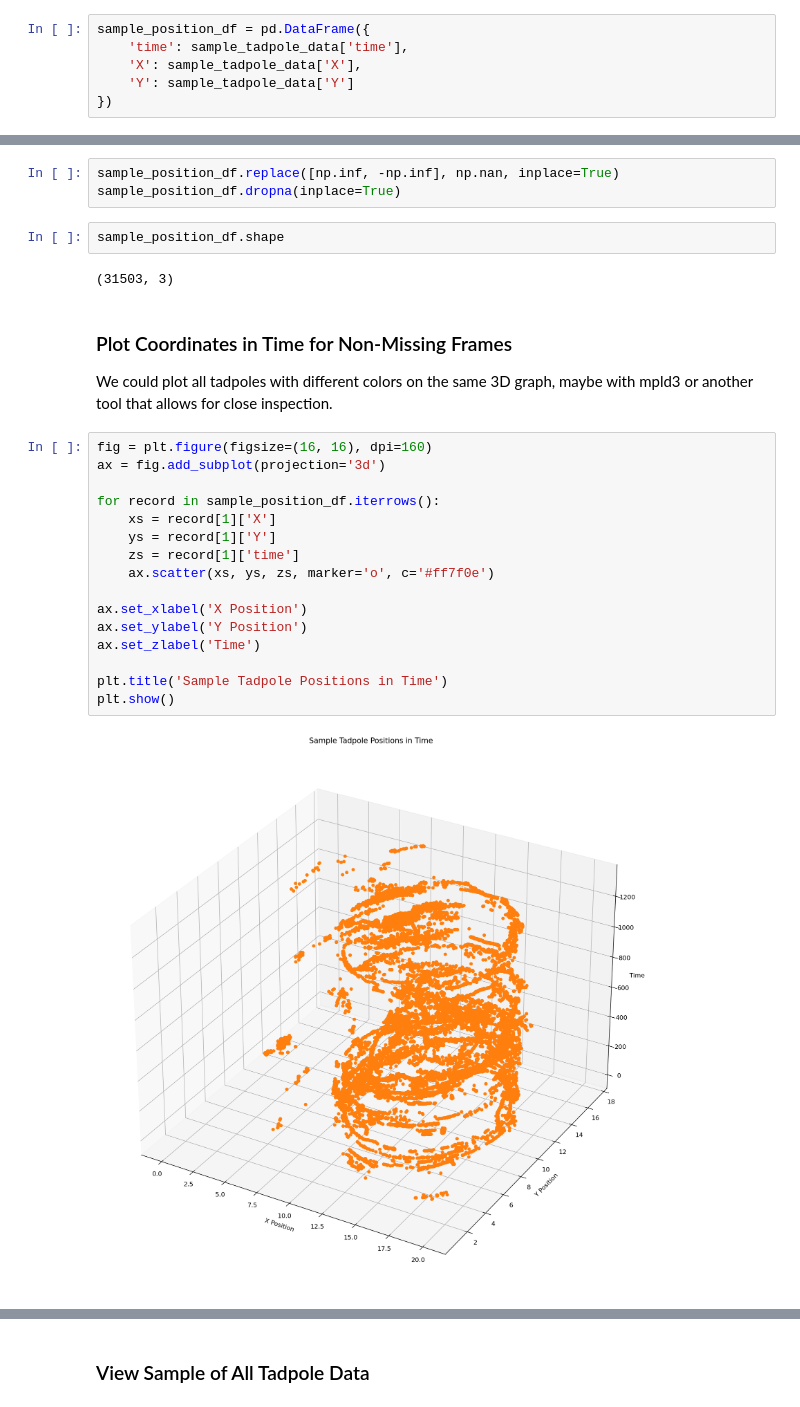
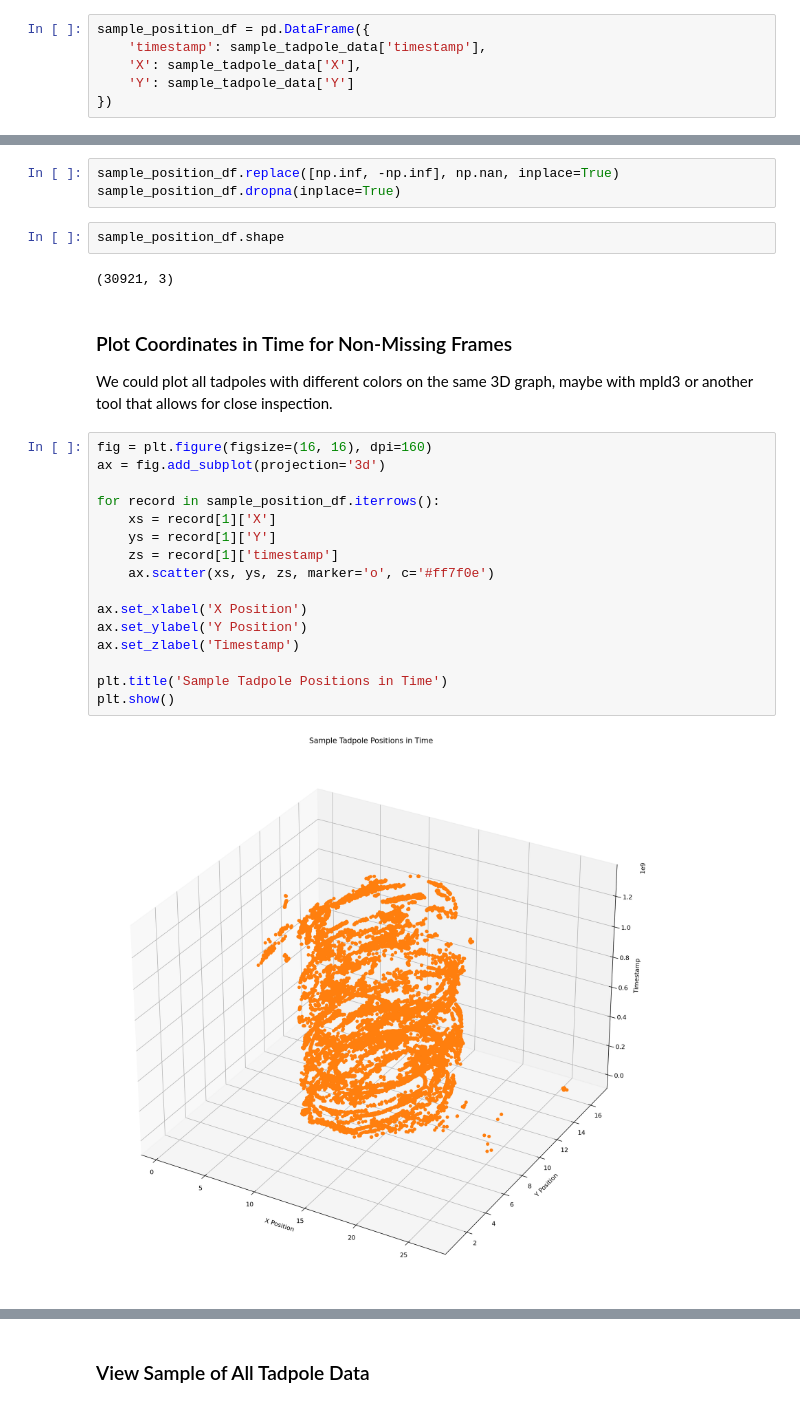
Before and after one commit to jstremme/trex-cv-experiments, a Jupyter notebook: analyze_tadpole_data.ipynb, the cells around one changed output, grey strips where cells are left out. Saved outputs shown, nothing was run; the diff lists cells and outputs as text.

```diff
--- a/analyze_tadpole_data.ipynb
+++ b/analyze_tadpole_data.ipynb
@@ -92,7 +92,7 @@ sample_tadpole_data.files
 ### View Sample Tadpole Positions at Each Timestamp
 # %%
 sample_position_df = pd.DataFrame({
-    'time': sample_tadpole_data['time'],
+    'timestamp': sample_tadpole_data['timestamp'],
     'X': sample_tadpole_data['X'],
     'Y': sample_tadpole_data['Y']
 })
@@ -124,25 +124,25 @@ sample_position_df.dropna(inplace=True)
 # %%
 sample_position_df.shape
 # %% [output]
-(31503, 3)
+(30921, 3)
 # %% [markdown]
 ### Plot Coordinates in Time for Non-Missing Frames
 We could plot all tadpoles with different colors on the same 3D graph, maybe with mpld3 or another tool that allows for close inspection.
 # %%
 fig = plt.figure(figsize=(16, 16), dpi=160)
 ax = fig.add_subplot(projection='3d')
 
 for record in sample_position_df.iterrows():
     xs = record[1]['X']
     ys = record[1]['Y']
-    zs = record[1]['time']
+    zs = record[1]['timestamp']
     ax.scatter(xs, ys, zs, marker='o', c='#ff7f0e')
 
 ax.set_xlabel('X Position')
 ax.set_ylabel('Y Position')
-ax.set_zlabel('Time')
+ax.set_zlabel('Timestamp')
 
 plt.title('Sample Tadpole Positions in Time')
 plt.show()
 # %% [output]
-[figure, old version]
+[figure, new version]
```
Also changed, not shown: parts of 13 cells of this notebook.
